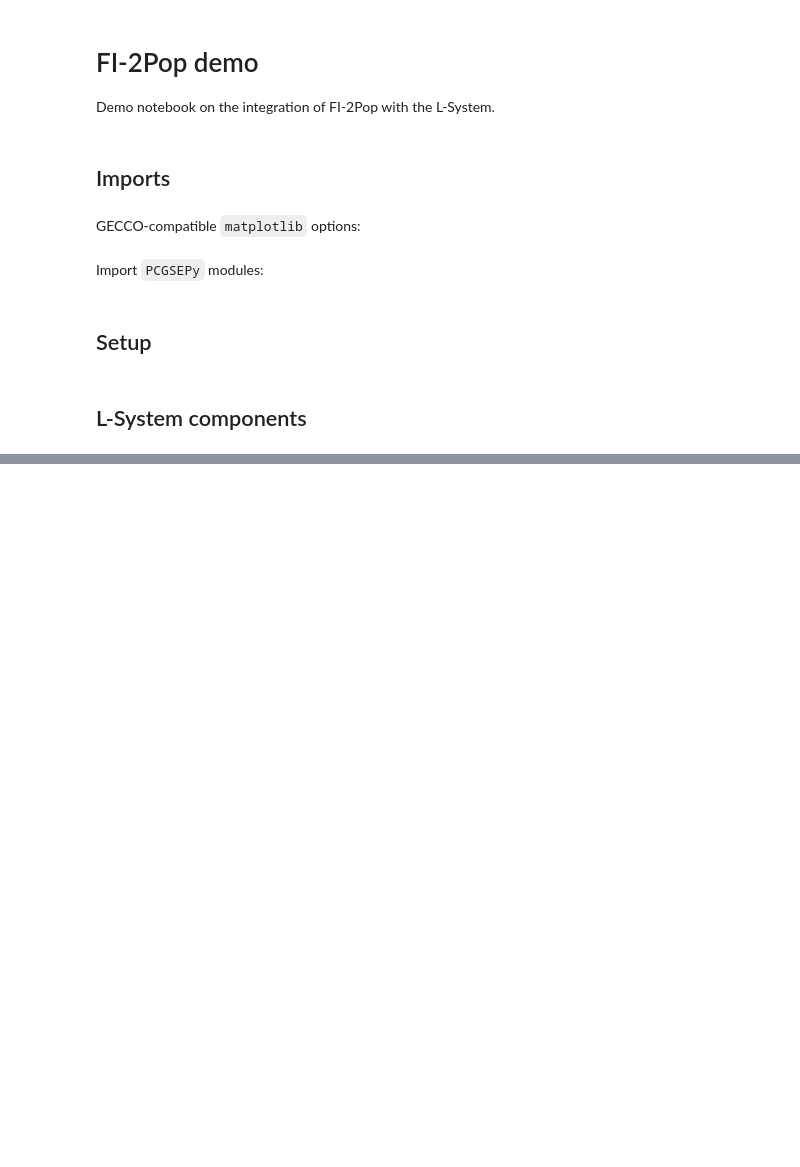
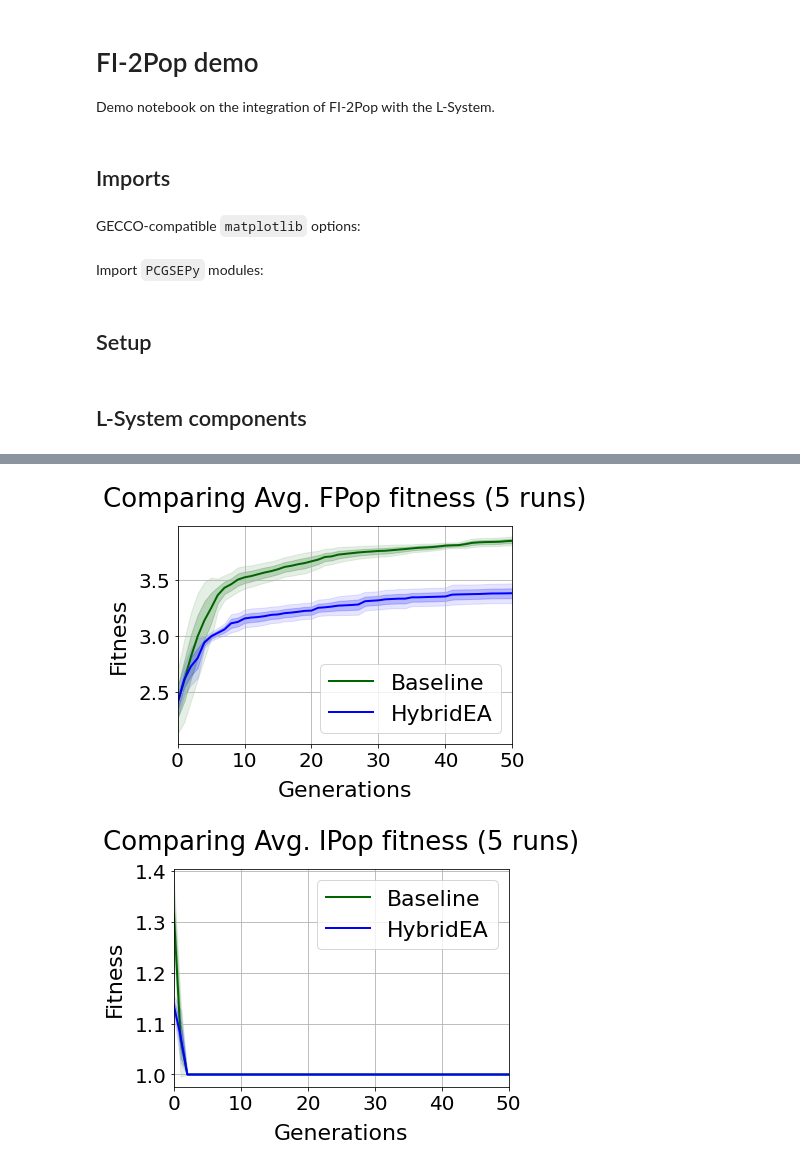
Before and after one commit to arayabrain/space-engineers-ai-spaceship-generator, a Jupyter notebook: l-system/fi2pop-demo.ipynb, the cells around one changed output, grey strips where cells are left out. Cells and saved outputs as stored; diff of their text form; code cells hidden in the pictures; blank space fills up the shorter version.

```diff
--- a/l-system/fi2pop-demo.ipynb
+++ b/l-system/fi2pop-demo.ipynb
@@ -381,0 +523,26 @@ plt.show()
+# %%
+baseline_f = None
+baseline_i = None
+hybridea_f = None
+hybridea_i = None
+
+with open(f'results/lgp_baseline_metrics.npz', 'rb') as f:
+    npzfile = np.load(f)
+    baseline_f = npzfile['arr_0']
+    baseline_i = npzfile['arr_1']
+
+with open(f'results/hybrid_ea_metrics.npz', 'rb') as f:
+    npzfile = np.load(f)
+    hybridea_f = npzfile['arr_0']
+    hybridea_i = npzfile['arr_1']
+
+plot_mean_comparison(baseline=baseline_f,
+                     hybridea=hybridea_f,
+                     type_f='FPop')
+
+plot_mean_comparison(baseline=baseline_i,
+                     hybridea=hybridea_i,
+                     type_f='IPop')
+# %% [output]
+[figure, added]
+[figure, added]
```
Also changed, not shown: parts of 14 cells of this notebook, 32 other files.
